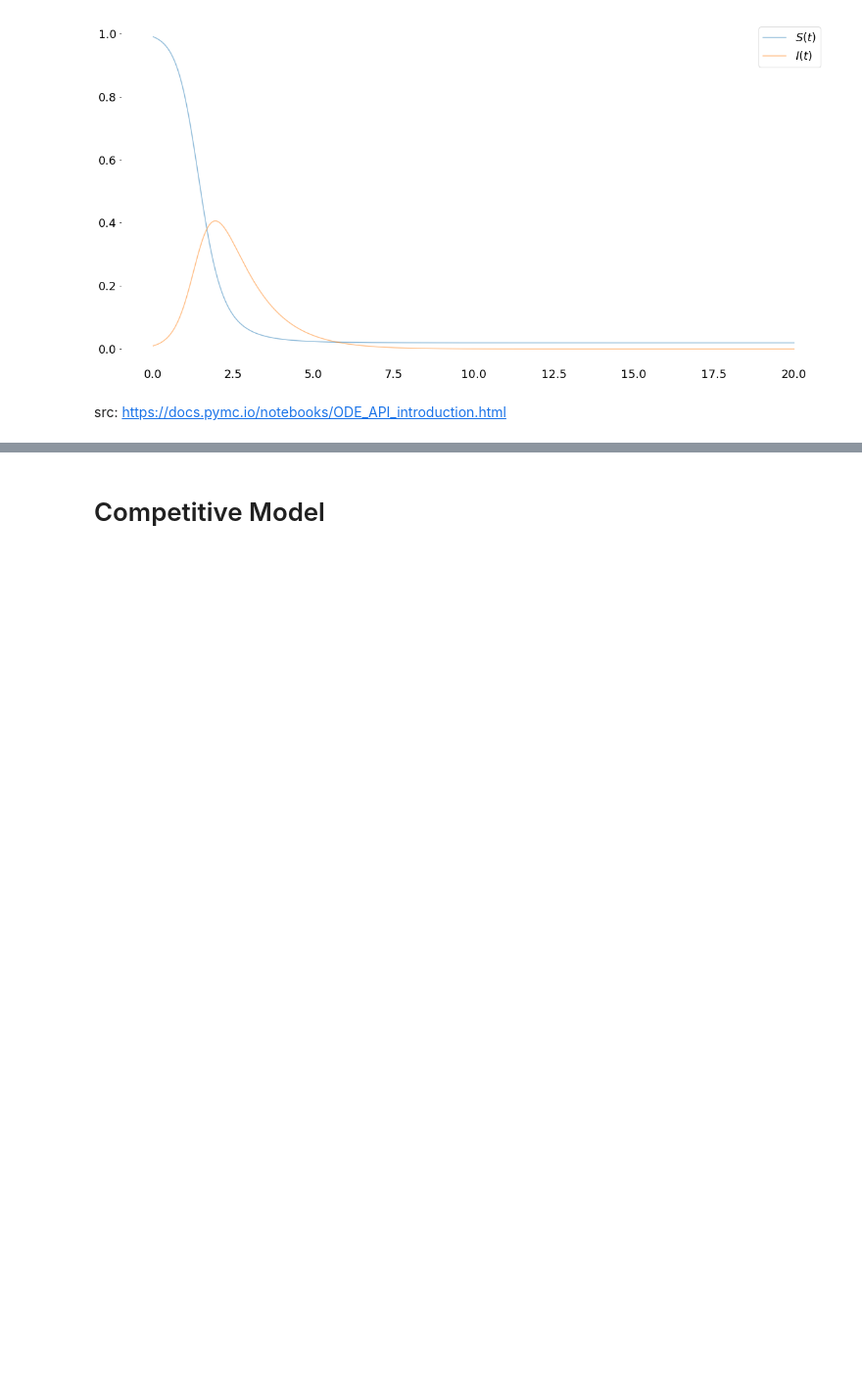
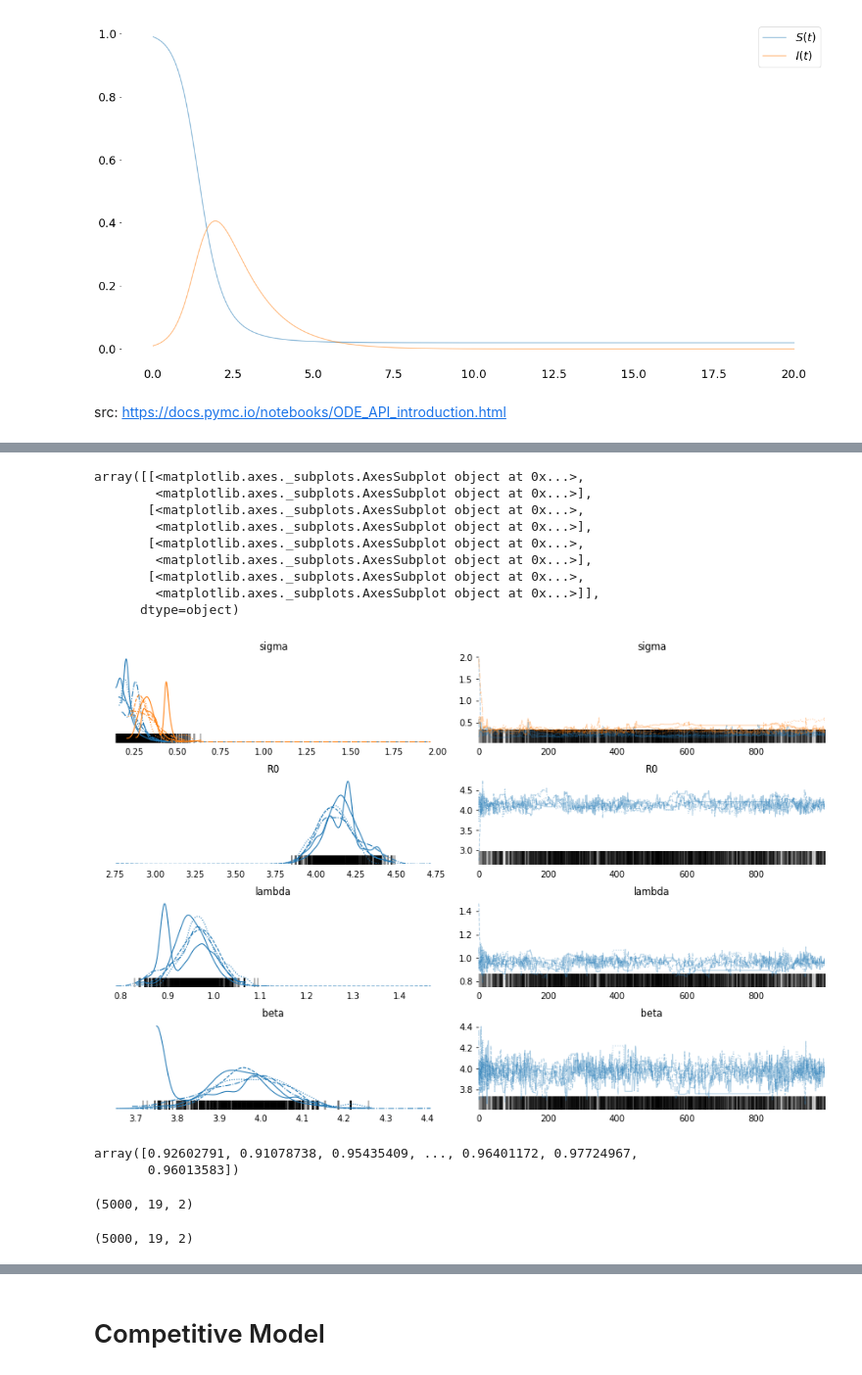
Before and after one commit to hsteinshiromoto/blog, a Jupyter notebook: notebooks/competitive_opinions/competitive_opinions.ipynb, the cells around one changed output, grey strips where cells are left out. Shown at 98% size. Saved outputs shown, nothing was run; the diff lists cells and outputs as text; code cells hidden in the pictures; blank space fills up the shorter version.

```diff
--- a/notebooks/competitive_opinions/competitive_opinions.ipynb
+++ b/notebooks/competitive_opinions/competitive_opinions.ipynb
@@ -155,0 +148,26 @@ Attributes:
+# %%
+pm.traceplot(trace)
+# %% [output]
+array([[<matplotlib.axes._subplots.AxesSubplot object at 0x...>,
+        <matplotlib.axes._subplots.AxesSubplot object at 0x...>],
+       [<matplotlib.axes._subplots.AxesSubplot object at 0x...>,
+        <matplotlib.axes._subplots.AxesSubplot object at 0x...>],
+       [<matplotlib.axes._subplots.AxesSubplot object at 0x...>,
+        <matplotlib.axes._subplots.AxesSubplot object at 0x...>],
+       [<matplotlib.axes._subplots.AxesSubplot object at 0x...>,
+        <matplotlib.axes._subplots.AxesSubplot object at 0x...>]],
+      dtype=object)
+[figure, added]
+# %%
+trace["lambda"]
+# %% [output]
+array([0.92602791, 0.91078738, 0.95435409, ..., 0.96401172, 0.97724967,
+       0.96013583])
+# %%
+posterior_predictive["Y"].shape
+# %% [output]
+(5000, 19, 2)
+# %%
+np.asarray(posterior_predictive["Y"]).shape
+# %% [output]
+(5000, 19, 2)
```
Also changed, not shown: parts of 8 cells of this notebook.
